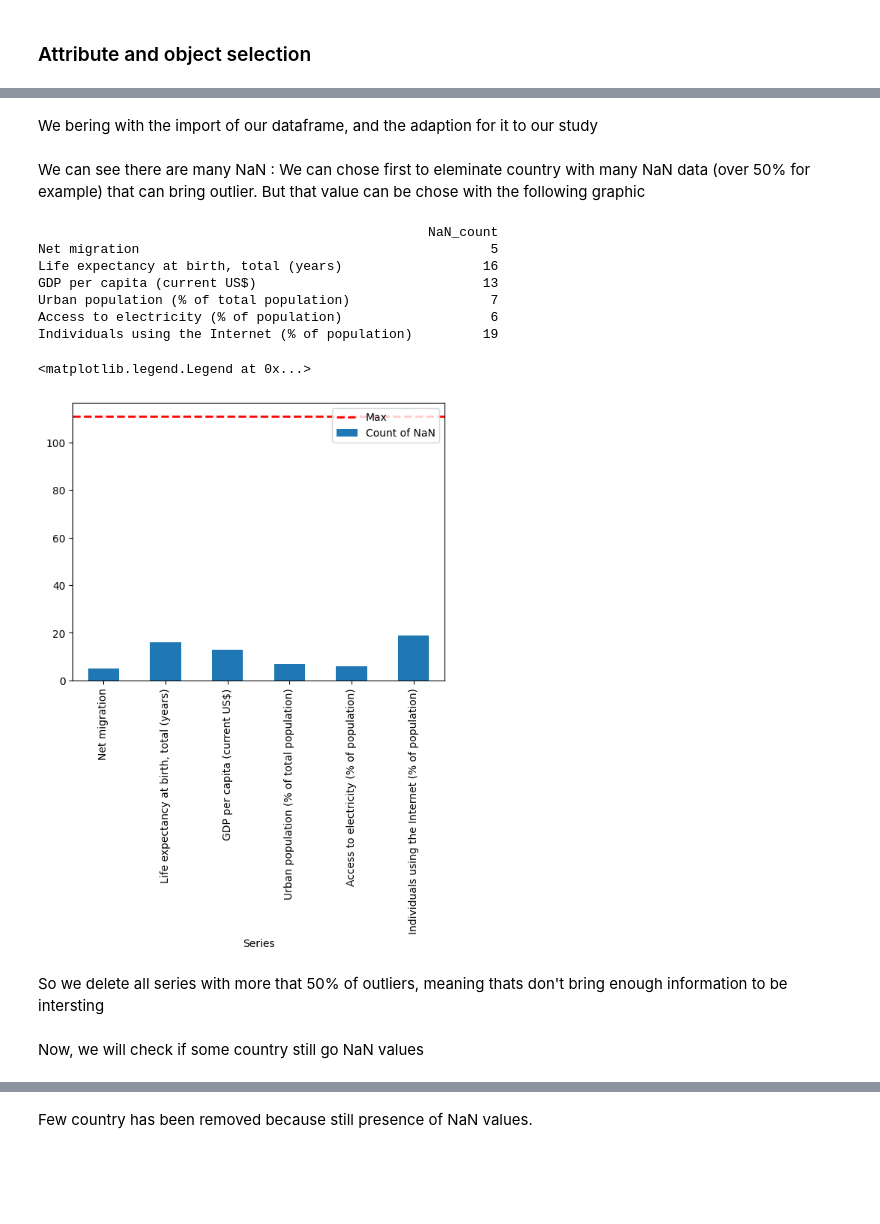
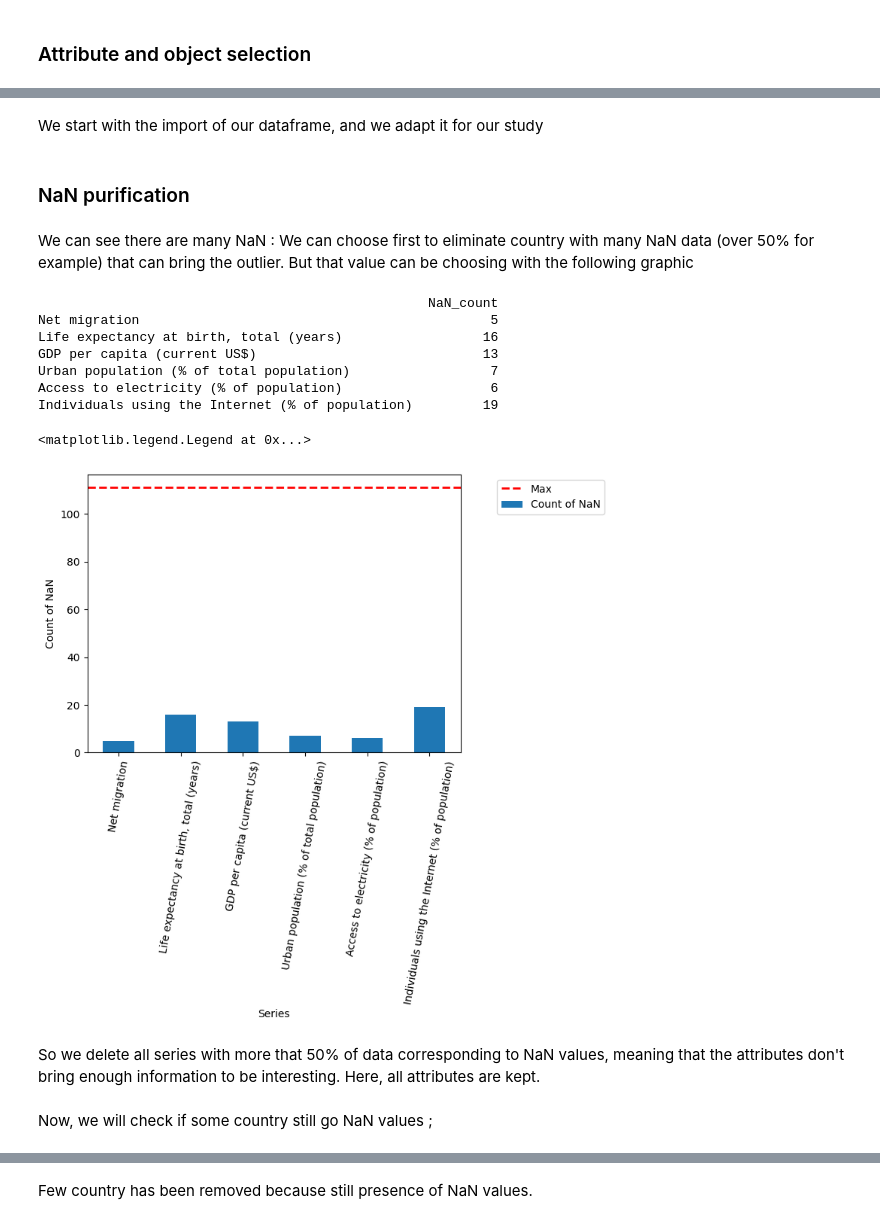
Before and after one commit to f2ire/IA_project, a Jupyter notebook: report1.ipynb, the cells around one changed output, grey strips where cells are left out. Saved outputs shown, nothing was run; the diff lists cells and outputs as text; code cells hidden in the pictures; blank space fills up the shorter version.

```diff
--- a/report1.ipynb
+++ b/report1.ipynb
@@ -15,5 +15,5 @@ import numpy as np
 import seaborn
 from outliers import smirnov_grubbs as grubbs
 # %% [markdown]
-We bering with the import of our dataframe, and the adaption for it to our study
+We start with the import of our dataframe, and we adapt it for our study
 # %%
@@ -24,27 +22,28 @@ originial_df.drop(["Country Code", "Time Code","Time"], axis=1, inplace = True)
 originial_df.set_index("Country Name", inplace = True)
 originial_df[originial_df == ".."] = np.nan
 df = originial_df.copy().astype(np.float64)
+# %% [markdown]
+### NaN purification
 # %% [markdown]
-We can see there are many NaN : We can chose first to eleminate country with many NaN data (over 50% for example) that can bring outlier. But that value can be chose with the following graphic
+We can see there are many NaN : We can choose first to eliminate country with many NaN data (over 50% for example) that can bring the outlier. But that value can be choosing with the following graphic
 # %%
-importlib.reload(dm)
-
 df_nb_nan = dm.make_na_count(df,True); print(df_nb_nan)
 df_nb_nan["Series"] = df_nb_nan.index
-df_nb_nan.plot.bar(y="NaN_count", x = "Series",  label="Count of NaN")
+df_nb_nan.plot.bar(y="NaN_count", x = "Series",  label="Count of NaN", rot=80)
 max_nan = df.shape[0]*0.5
 plt.axhline(max_nan, color='r', linestyle='dashed', linewidth=2, label="Max")
-plt.legend(loc='upper right')
+plt.ylabel("Count of NaN")
+plt.legend(loc='upper right', bbox_to_anchor=(1.4, 1))
 # %% [output]
                                                   NaN_count
 Net migration                                             5
 Life expectancy at birth, total (years)                  16
 GDP per capita (current US$)                             13
 Urban population (% of total population)                  7
 Access to electricity (% of population)                   6
 Individuals using the Internet (% of population)         19
 <matplotlib.legend.Legend at 0x...>
-[figure, old version]
+[figure, new version]
 # %% [markdown]
-So we delete all series with more that 50% of outliers, meaning thats don't bring enough information to be intersting
+So we delete all series with more that 50% of data corresponding to NaN values, meaning that the attributes don't bring enough information to be interesting. Here, all attributes are kept.
 # %%
@@ -53,4 +50,4 @@ importlib.reload(dm)
 df_without_na_series = dm.del_many_na_series(df, df_nb_nan, max_nan)
 # %% [markdown]
-Now, we will check if some country still go NaN values
+Now, we will check if some country still go NaN values ;
 # %%
```
Also changed, not shown: parts of 35 cells of this notebook, 1 other file.
